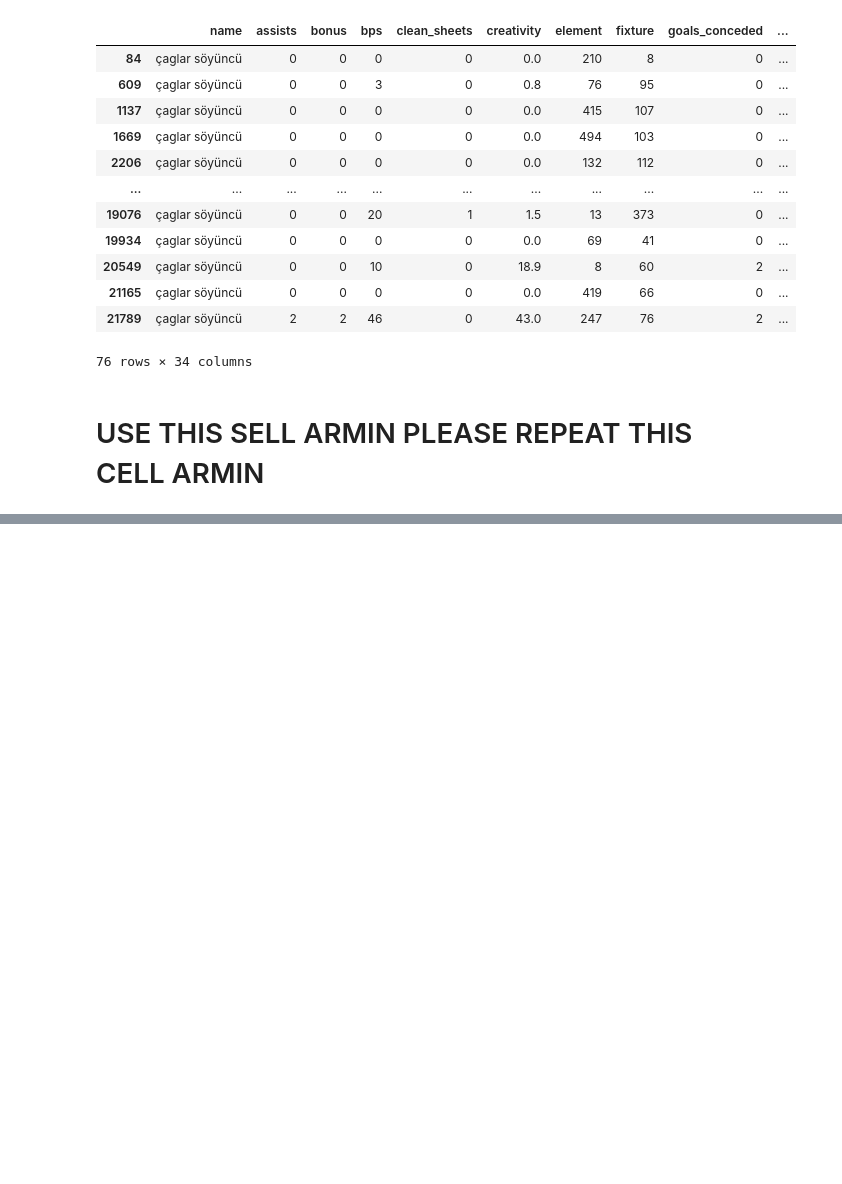
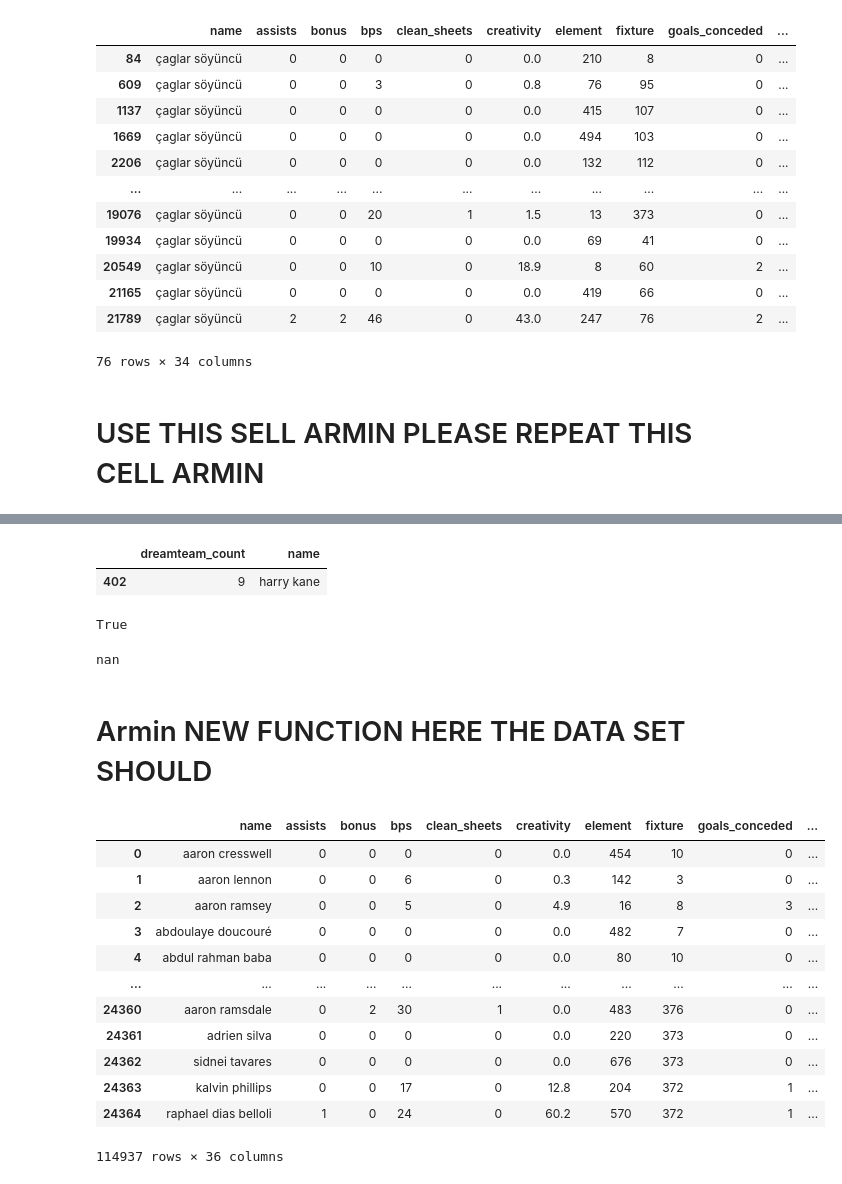
Before and after one commit to 1kruidenp/fflpred, a Jupyter notebook: notebooks/peps_notebook.ipynb, the cells around one changed output, grey strips where cells are left out. Saved outputs shown, nothing was run; the diff lists cells and outputs as text; code cells hidden in the pictures; blank space fills up the shorter version.

```diff
--- a/notebooks/peps_notebook.ipynb
+++ b/notebooks/peps_notebook.ipynb
@@ -687,0 +635,30 @@ complete_data = pd.concat([df17,df18,df19,df20,df21])
+# %%
+raw17[['dreamteam_count','name']][raw17.name=='harry kane']
+# %% [output]
+|  | dreamteam_count | name |
+| 402 | 9 | harry kane |
+# %%
+'hakim ziyech' in raw21['name'].values
+# %% [output]
+True
+# %%
+raw_list=[raw17,raw18,raw19,raw20,raw21]
+
+def create_dreamteam_count_yearly(player='harry kane'):
+    num_seasons=0
+    yearly_dreamteam_count=0
+    for i,raw in enumerate(raw_list):
+        if i==len(raw_list)-1:
+            break
+        if player in raw['name'].values:
+            num_seasons+=1
+            yearly_dreamteam_count+=raw[['dreamteam_count']][raw.name==player].values[0][0]
+    if num_seasons==0:
+        return np.nan
+    return yearly_dreamteam_count/num_seasons
+
+create_dreamteam_count_yearly('hakim ziyech')
+# %% [output]
+nan
+# %% [markdown]
+# Armin NEW FUNCTION HERE THE DATA SET SHOULD
@@ -687,0 +694,16 @@ complete_data = pd.concat([df17,df18,df19,df20,df21])
+# %%
+complete_data
+# %% [output]
+|  | name | assists | bonus | bps | clean_sheets | creativity | element | fixture | goals_conceded | ... |
+| 0 | aaron cresswell | 0 | 0 | 0 | 0 | 0.0 | 454 | 10 | 0 | ... |
+| 1 | aaron lennon | 0 | 0 | 6 | 0 | 0.3 | 142 | 3 | 0 | ... |
+| 2 | aaron ramsey | 0 | 0 | 5 | 0 | 4.9 | 16 | 8 | 3 | ... |
+| 3 | abdoulaye doucouré | 0 | 0 | 0 | 0 | 0.0 | 482 | 7 | 0 | ... |
+| 4 | abdul rahman baba | 0 | 0 | 0 | 0 | 0.0 | 80 | 10 | 0 | ... |
+| ... | ... | ... | ... | ... | ... | ... | ... | ... | ... | ... |
+| 24360 | aaron ramsdale | 0 | 2 | 30 | 1 | 0.0 | 483 | 376 | 0 | ... |
+| 24361 | adrien silva | 0 | 0 | 0 | 0 | 0.0 | 220 | 373 | 0 | ... |
+| 24362 | sidnei tavares | 0 | 0 | 0 | 0 | 0.0 | 676 | 373 | 0 | ... |
+| 24363 | kalvin phillips | 0 | 0 | 17 | 0 | 12.8 | 204 | 372 | 1 | ... |
+| 24364 | raphael dias belloli | 1 | 0 | 24 | 0 | 60.2 | 570 | 372 | 1 | ... |
+114937 rows × 36 columns
```
Also changed, not shown: parts of 33 cells of this notebook.
